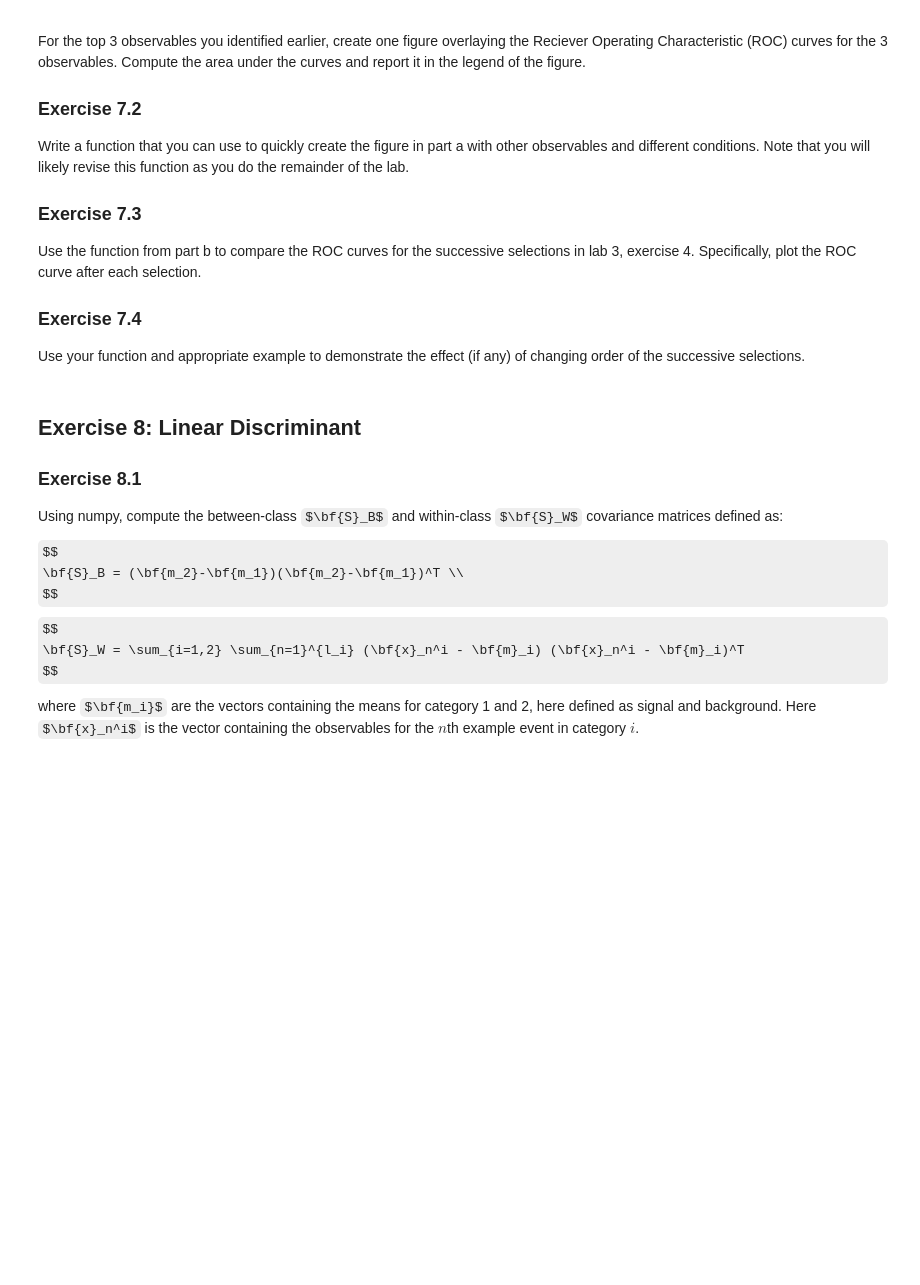
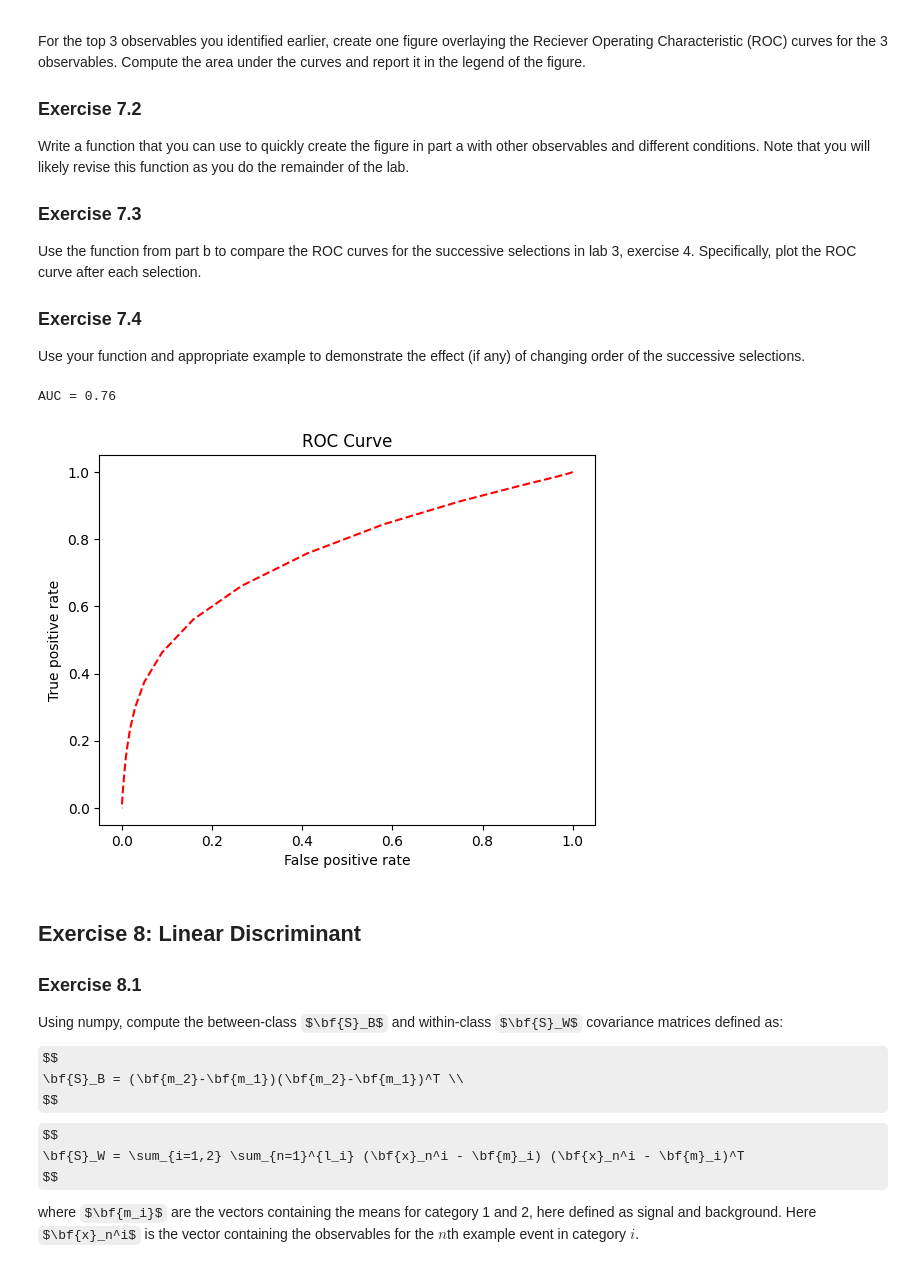
Before and after one commit to efazHossain/DATA-3402-efazh, a Jupyter notebook: Labs/Lab.5/EfazH_Lab.5.ipynb, the cells around one changed output. Drawn from its saved outputs; the diff is of its cells as text; code cells hidden in the pictures; some formulas as TeX source; blank space fills up the shorter version.

Commit message:
Lab 5: Plotted ROC curve of df_

```diff
--- a/Labs/Lab.5/EfazH_Lab.5.ipynb
+++ b/Labs/Lab.5/EfazH_Lab.5.ipynb
@@ -505,16 +525,20 @@ Use the function from part b to compare the ROC curves for the successive select
 
 ### Exercise 7.4
 Use your function and appropriate example to demonstrate the effect (if any) of changing order of the successive selections.
-# %%
-def plot_ROC(tpr,fpr):
-    #calculating the integral for the auc
-    auc = sum(np.trapz(tpr,fpr))+1
-    #plotting the roc
-    plt.plot(tpr,fpr,'r',lw = 2)
-    plt.plot([0,1],[0,1],'k-',lw=2)
-    plt.xlabel('False Positive Rate')
-    plt.ylabel('True Postive Rate')
-    plt.title('AUC = {}'.format(round(auc,3)))
+# %%
+def plot_ROC(fpr,tpr):
+    plt.plot(fpr,tpr, linestyle = '--',
+             color = 'r')
+    plt.title('ROC Curve')
+    plt.xlabel('False positive rate')
+    plt.ylabel('True positive rate')
+
+    auc = -1* np.trapz(TPR, FPR)
+    print("AUC = %.2f"%auc)
+plot_ROC(FPR,TPR)
+# %% [output]
+AUC = 0.76
+[figure, added]
 # %% [markdown]
 ## Exercise 8: Linear Discriminant
 
```
Also changed, not shown: parts of 4 cells of this notebook.
